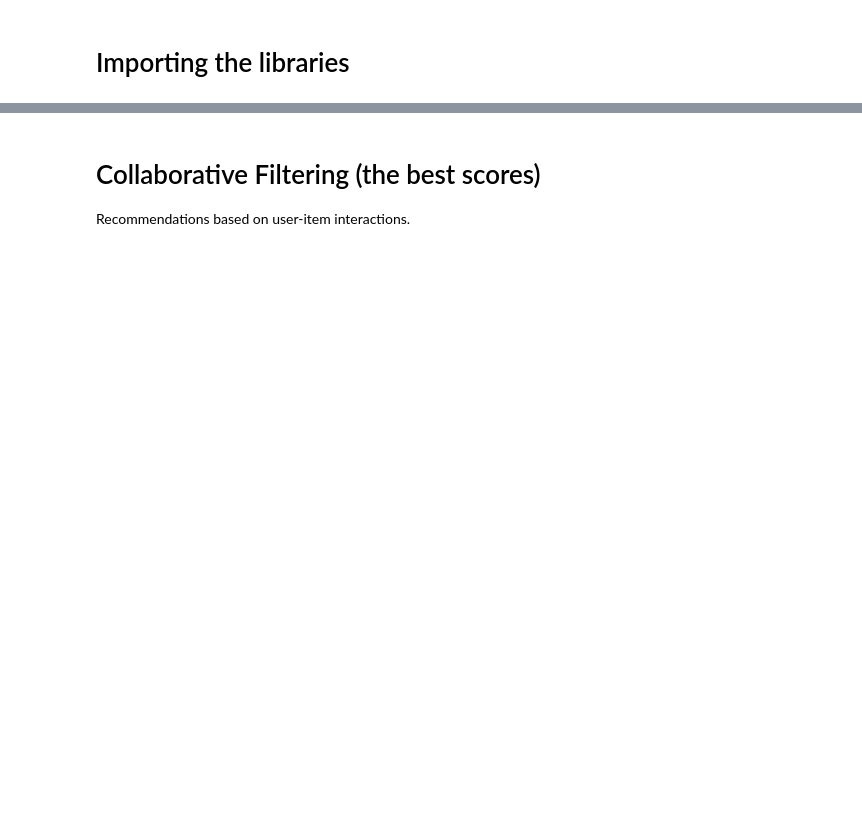
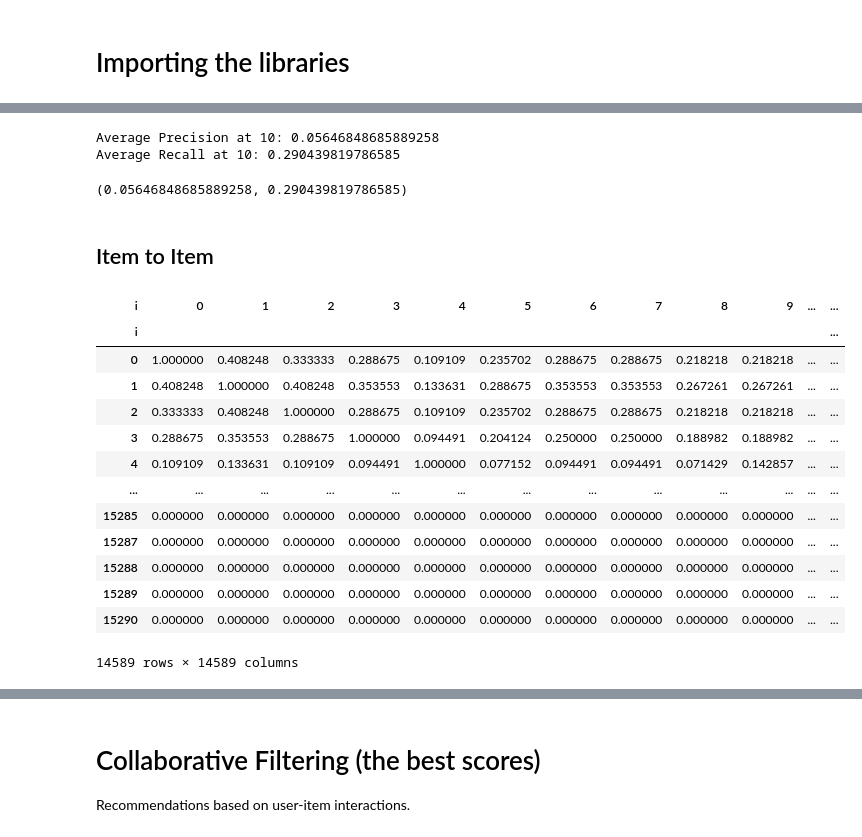
Before and after one commit to gr-oll/EPFL_Apple, a Jupyter notebook: EPFL_Apple_successful models.ipynb, the cells around one changed output, grey strips where cells are left out. Cells and saved outputs as stored; diff of their text form; code cells hidden in the pictures; blank space fills up the shorter version.

```diff
--- a/EPFL_Apple_successful models.ipynb
+++ b/EPFL_Apple_successful models.ipynb
@@ -150,0 +21,13 @@ dtype: object
+# %%
+interactions = pd.read_csv('kaggle_data/interactions_train.csv')
+items = pd.read_csv('kaggle_data/items.csv')
+
+interactions = interactions.sort_values(["u", "t"])
+interactions["pct_rank"] = interactions.groupby("u")["t"].rank(pct=True, method='dense')
+interactions.reset_index(inplace=True, drop=True)
+
+train_interactions = interactions[interactions["pct_rank"] < 0.8]
+test_interactions = interactions[interactions["pct_rank"] >= 0.8]
+
+print("Training set size:", train_interactions.shape[0])
+print("Testing set size:", test_interactions.shape[0])
@@ -150,0 +37,6 @@ dtype: object
+# %%
+# Create a user-item interaction matrix with binary values (1 if read, 0 otherwise)
+binary_interaction_matrix = train_interactions.pivot_table(index='u', columns='i', values='t', aggfunc='count')
+binary_interaction_matrix = binary_interaction_matrix.notnull().astype(int)
+
+binary_interaction_matrix
@@ -150,0 +142,27 @@ dtype: object
+# %%
+evaluate_precision_recall(recommendations, test_interactions, k=10)
+# %% [output]
+Average Precision at 10: 0.05646848685889258
+Average Recall at 10: 0.290439819786585
+(0.05646848685889258, 0.290439819786585)
+# %% [markdown]
+## Item to Item
+# %%
+item_similarity = cosine_similarity(binary_interaction_matrix.T)
+item_similarity_df = pd.DataFrame(item_similarity, index=binary_interaction_matrix.columns, columns=binary_interaction_matrix.columns)
+item_similarity_df
+# %% [output]
+| i | 0 | 1 | 2 | 3 | 4 | 5 | 6 | 7 | 8 | 9 | ... | ... |
+| i |  |  |  |  |  |  |  |  |  |  |  | ... |
+| 0 | 1.000000 | 0.408248 | 0.333333 | 0.288675 | 0.109109 | 0.235702 | 0.288675 | 0.288675 | 0.218218 | 0.218218 | ... | ... |
+| 1 | 0.408248 | 1.000000 | 0.408248 | 0.353553 | 0.133631 | 0.288675 | 0.353553 | 0.353553 | 0.267261 | 0.267261 | ... | ... |
+| 2 | 0.333333 | 0.408248 | 1.000000 | 0.288675 | 0.109109 | 0.235702 | 0.288675 | 0.288675 | 0.218218 | 0.218218 | ... | ... |
+| 3 | 0.288675 | 0.353553 | 0.288675 | 1.000000 | 0.094491 | 0.204124 | 0.250000 | 0.250000 | 0.188982 | 0.188982 | ... | ... |
+| 4 | 0.109109 | 0.133631 | 0.109109 | 0.094491 | 1.000000 | 0.077152 | 0.094491 | 0.094491 | 0.071429 | 0.142857 | ... | ... |
+| ... | ... | ... | ... | ... | ... | ... | ... | ... | ... | ... | ... | ... |
+| 15285 | 0.000000 | 0.000000 | 0.000000 | 0.000000 | 0.000000 | 0.000000 | 0.000000 | 0.000000 | 0.000000 | 0.000000 | ... | ... |
+| 15287 | 0.000000 | 0.000000 | 0.000000 | 0.000000 | 0.000000 | 0.000000 | 0.000000 | 0.000000 | 0.000000 | 0.000000 | ... | ... |
+| 15288 | 0.000000 | 0.000000 | 0.000000 | 0.000000 | 0.000000 | 0.000000 | 0.000000 | 0.000000 | 0.000000 | 0.000000 | ... | ... |
+| 15289 | 0.000000 | 0.000000 | 0.000000 | 0.000000 | 0.000000 | 0.000000 | 0.000000 | 0.000000 | 0.000000 | 0.000000 | ... | ... |
+| 15290 | 0.000000 | 0.000000 | 0.000000 | 0.000000 | 0.000000 | 0.000000 | 0.000000 | 0.000000 | 0.000000 | 0.000000 | ... | ... |
+14589 rows × 14589 columns
```
Also changed, not shown: parts of 35 cells of this notebook.
